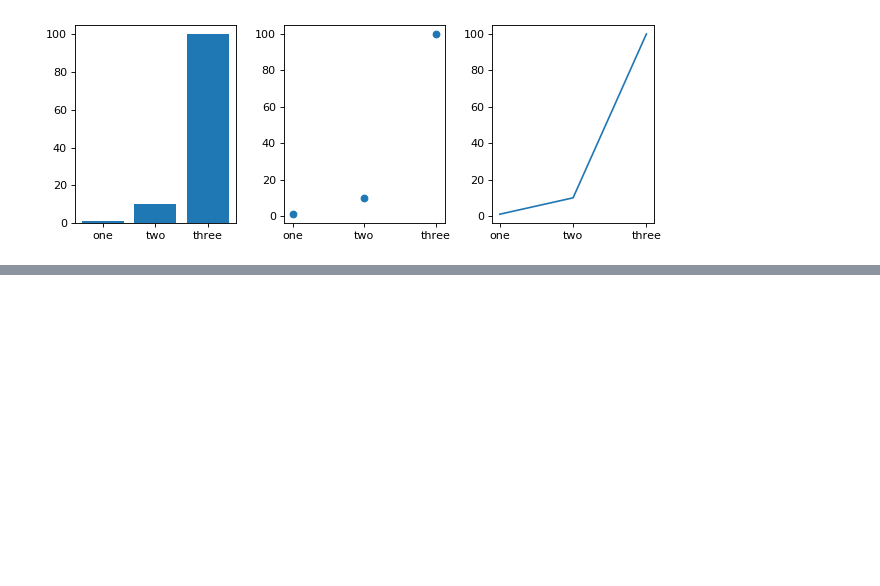
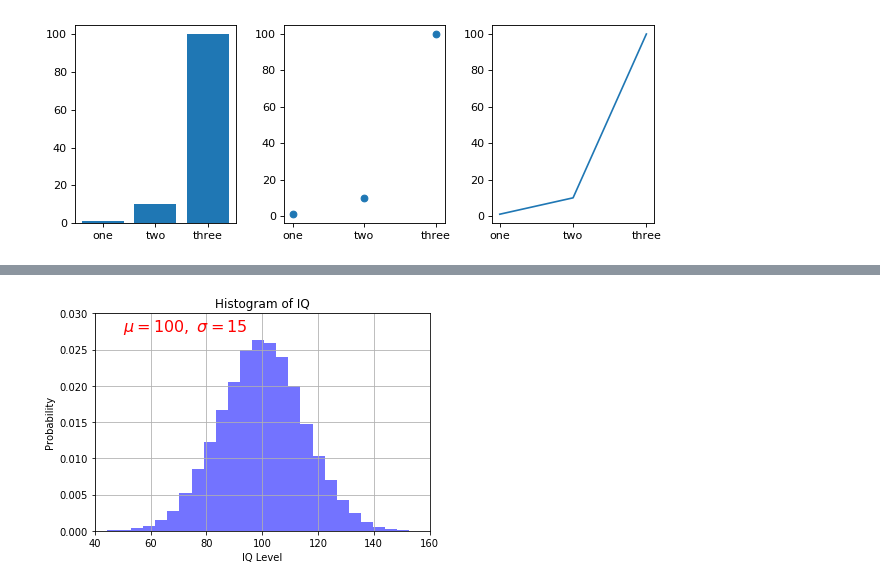
Before and after one commit to mkvachev/py-tutorial, a Jupyter notebook: matplotlib/plot_basic.ipynb, the cells around one changed output, grey strips where cells are left out. Saved outputs shown, nothing was run; the diff lists cells and outputs as text; code cells hidden in the pictures; blank space fills up the shorter version.

```diff
--- a/matplotlib/plot_basic.ipynb
+++ b/matplotlib/plot_basic.ipynb
@@ -326,0 +381,22 @@ plt.tight_layout()
+# %%
+# random process
+mu, sigma = 100, 15
+x = mu + sigma * np.random.randn(30000)
+
+# the histogram of the data
+n, bins, patches = plt.hist(x,
+                            bins=30,
+                            density=1,
+                            facecolor='b',
+                            histtype='bar',
+                            alpha=0.55)
+
+
+plt.xlabel('IQ Level')
+plt.ylabel('Probability')
+plt.title('Histogram of IQ')
+plt.text(50, .0275, r'$\mu=100,\ \sigma=15$', fontsize=16, color='red')
+plt.axis([40, 160, 0, 0.03])
+plt.grid(True)
+# %% [output]
+[figure, added]
```
Also changed, not shown: parts of 10 cells of this notebook.
